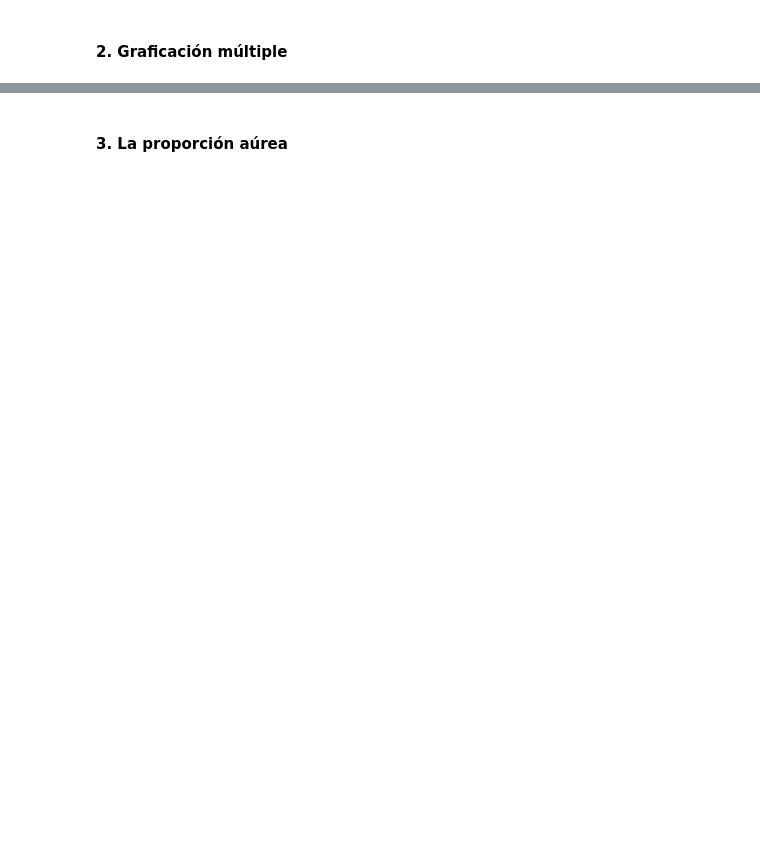
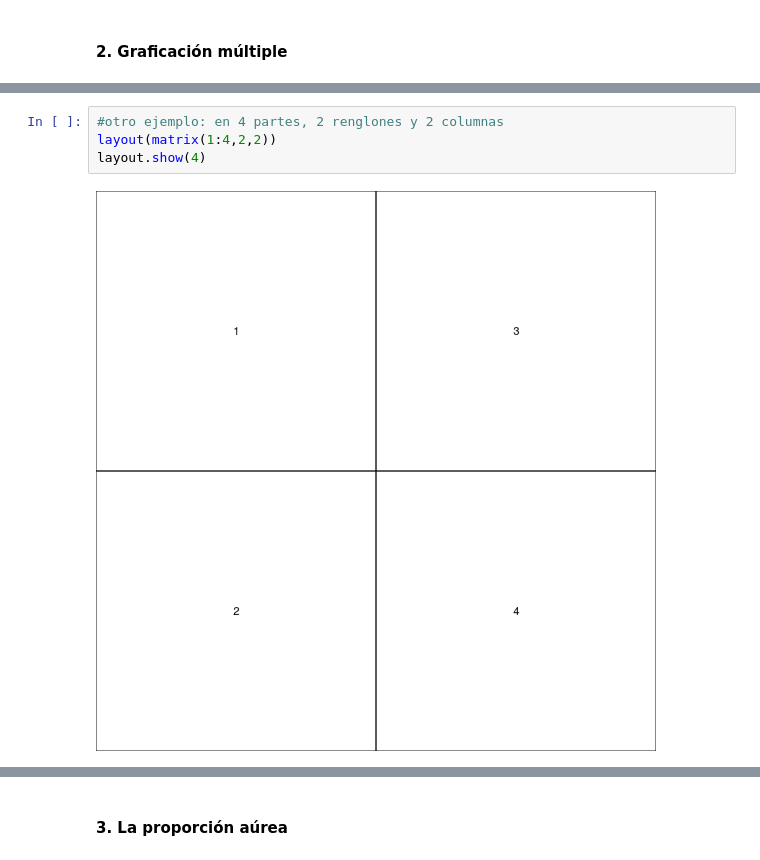
Before and after one commit to juanpedrovasquez/CUCII-StatsEdu, a Jupyter notebook: 03_Apuntes.ipynb, the cells around one changed output, grey strips where cells are left out. Saved outputs shown, nothing was run; the diff lists cells and outputs as text; blank space fills up the shorter version.

```diff
--- a/03_Apuntes.ipynb
+++ b/03_Apuntes.ipynb
@@ -165,0 +209,6 @@ library(readxl)
+# %%
+#otro ejemplo: en 4 partes, 2 renglones y 2 columnas
+layout(matrix(1:4,2,2))
+layout.show(4)
+# %% [output]
+[figure, added]
```
Also changed, not shown: parts of 22 cells of this notebook.
